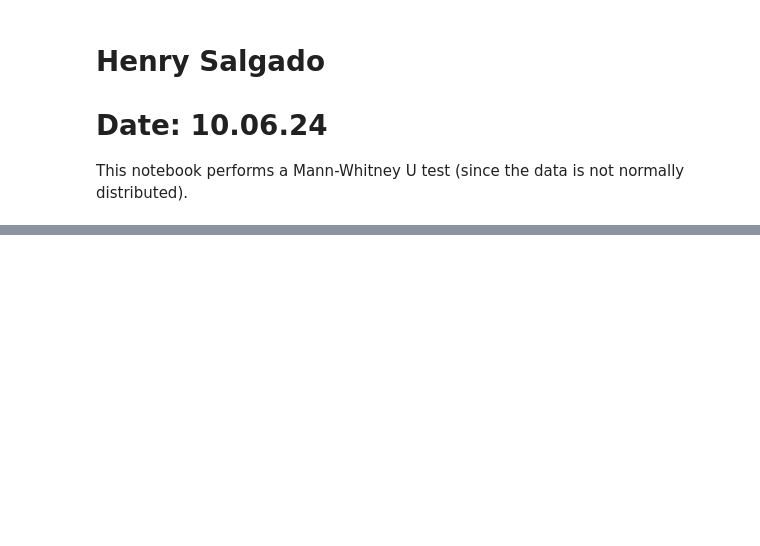
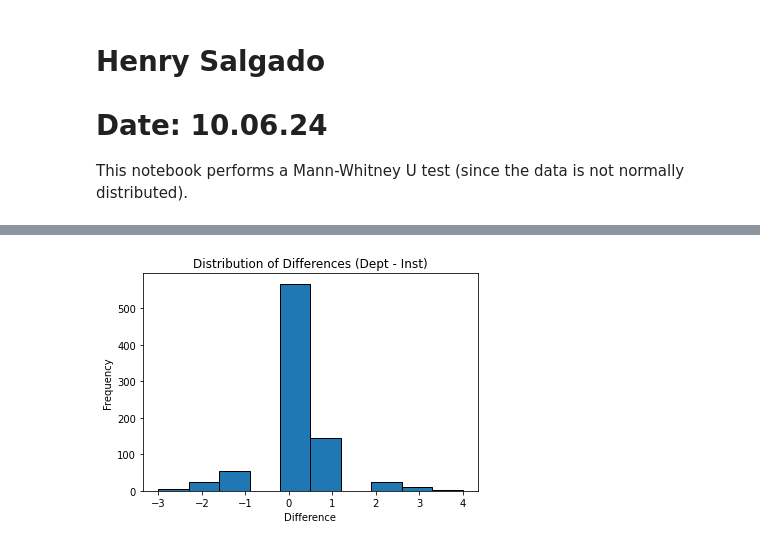
Before and after one commit to eigenhenry/Coache_analysis, a Jupyter notebook: asee25.ipynb, the cells around one changed output, grey strips where cells are left out. Drawn from its saved outputs; the diff is of its cells as text; code cells hidden in the pictures; blank space fills up the shorter version.

```diff
--- a/asee25.ipynb
+++ b/asee25.ipynb
@@ -9,5 +9,9 @@ import pandas as pd
 import numpy as np
 import scipy
 
+
+non_response_codes = [96, 97, 98, 99]
+
 instructional_data = pd.read_excel('hsi_stem_instructional.xlsx')
+instructional_data.replace(non_response_codes, np.nan, inplace=True)
 # %% [markdown]
@@ -16,24 +21,32 @@ Q250B	Institution as a place to work - All things considered, your institution a
 # %%
+import numpy as np
 from scipy.stats import wilcoxon
-from scipy.stats import norm
 
 
+# Ordinal satisfaction scores
 dept_satisfaction = instructional_data['q250a']
 inst_satisfaction = instructional_data['q250b']
 
+# Remove rows where either satisfaction value is NaN
+valid_data = instructional_data.dropna(subset=['q250a', 'q250b'])
 
+# Use the valid (non-NaN) values for analysis
+dept_satisfaction = valid_data['q250a']
+inst_satisfaction = valid_data['q250b']
+
+# Perform the Wilcoxon signed-rank test
 stat, p_value = wilcoxon(dept_satisfaction, inst_satisfaction)
 
-
+# Output test results
 print(f'Wilcoxon Test Statistic: {stat}')
 print(f'p-value: {p_value}')
-
 
 z = abs(norm.ppf(p_value / 2))
 
 # Number of non-zero differences (i.e., exclude zero differences for Wilcoxon test)
 n = np.sum(dept_satisfaction != inst_satisfaction)
 
+
 # Calculate the effect size r
 effect_size = z / np.sqrt(n)
 
@@ -45,0 +90,14 @@ Effect Size (r): 0.5778162294632012
+# %%
+import matplotlib.pyplot as plt
+
+# Calculate differences
+differences = dept_satisfaction - inst_satisfaction
+
+# Plot a histogram of the differences
+plt.hist(differences, bins=10, edgecolor='black')
+plt.title('Distribution of Differences (Dept - Inst)')
+plt.xlabel('Difference')
+plt.ylabel('Frequency')
+plt.show()
+# %% [output]
+[figure, added]
```
Also changed, not shown: parts of 12 cells of this notebook.
